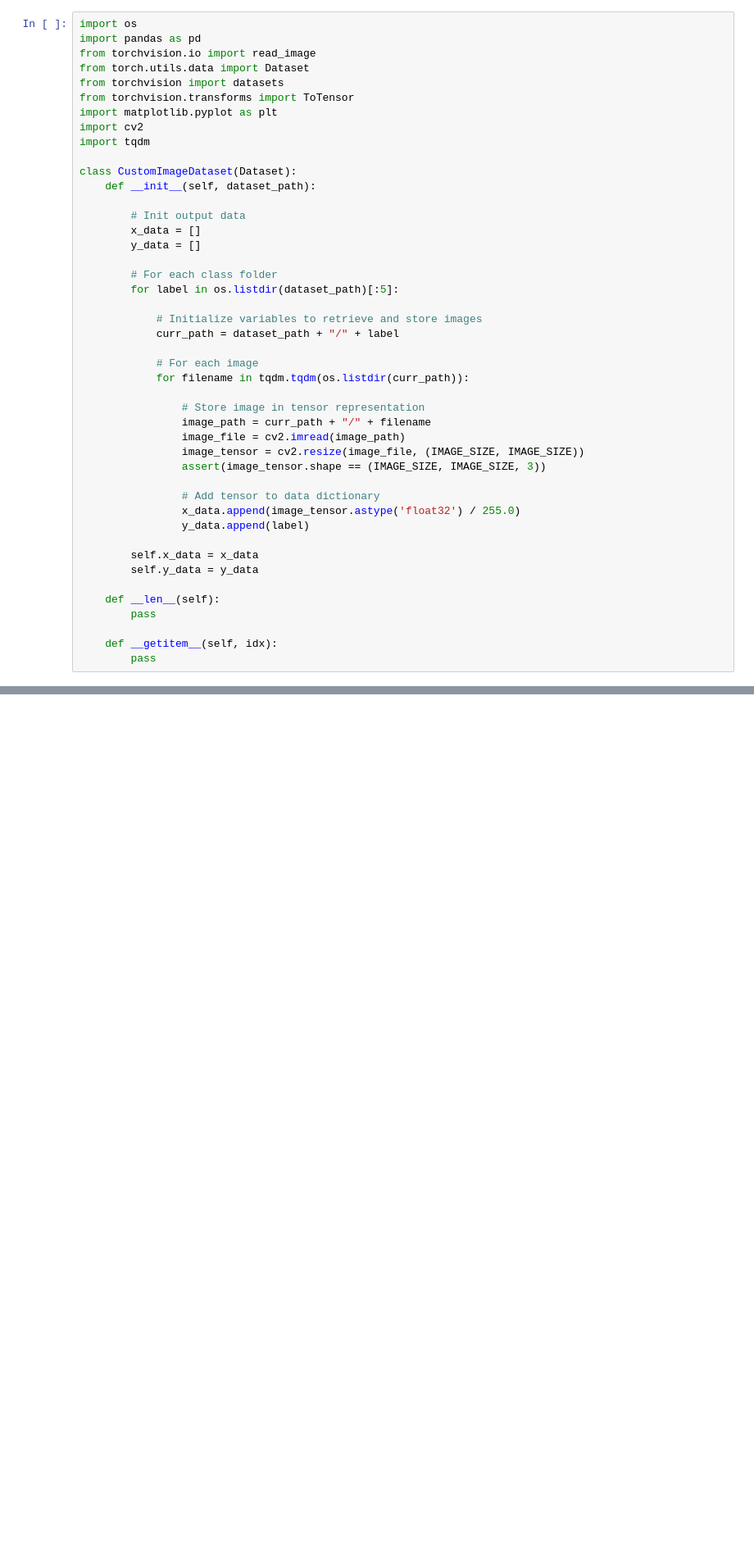
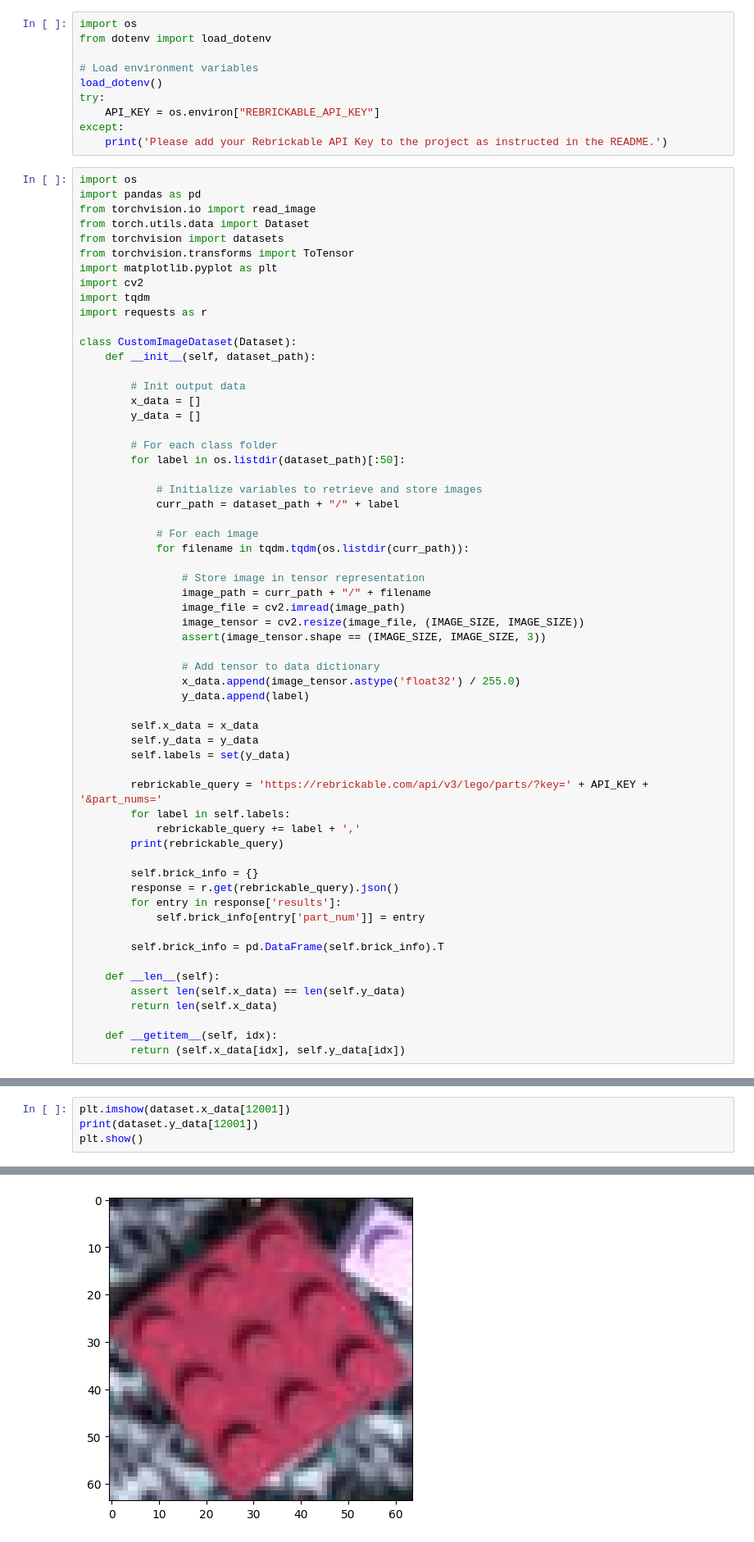
Before and after one commit to varunthakkar1/legonet, a Jupyter notebook: legonet.ipynb, the cells around one changed output, grey strips where cells are left out. Shown: that part at 82% size. Saved outputs shown, nothing was run; the diff lists cells and outputs as text; blank space fills up the shorter version.

Commit message:
added .env and updating dataset

```diff
--- a/legonet.ipynb
+++ b/legonet.ipynb
@@ -40,6 +40,16 @@ NeuralNetwork(
     (4): Linear(in_features=512, out_features=10, bias=True)
   )
 )
+# %%
+import os
+from dotenv import load_dotenv
+
+# Load environment variables
+load_dotenv()
+try:
+    API_KEY = os.environ["REBRICKABLE_API_KEY"]
+except:
+    print('Please add your Rebrickable API Key to the project as instructed in the README.')
 # %%
 import os
 import pandas as pd
@@ -50,6 +60,7 @@ from torchvision.transforms import ToTensor
 import matplotlib.pyplot as plt
 import cv2
 import tqdm
+import requests as r
 
 class CustomImageDataset(Dataset):
     def __init__(self, dataset_path):
@@ -59,7 +70,7 @@ class CustomImageDataset(Dataset):
         y_data = []
 
         # For each class folder
-        for label in os.listdir(dataset_path)[:5]:
+        for label in os.listdir(dataset_path)[:50]:
 
             # Initialize variables to retrieve and store images
             curr_path = dataset_path + "/" + label
@@ -79,12 +90,26 @@ class CustomImageDataset(Dataset):
 
         self.x_data = x_data
         self.y_data = y_data
+        self.labels = set(y_data)
+
+        rebrickable_query = 'https://rebrickable.com/api/v3/lego/parts/?key=' + API_KEY + '&part_nums='
+        for label in self.labels:
+            rebrickable_query += label + ','
+        print(rebrickable_query)
+
+        self.brick_info = {}
+        response = r.get(rebrickable_query).json()
+        for entry in response['results']:
+            self.brick_info[entry['part_num']] = entry
+
+        self.brick_info = pd.DataFrame(self.brick_info).T
 
     def __len__(self):
-        pass
+        assert len(self.x_data) == len(self.y_data)
+        return len(self.x_data)
 
     def __getitem__(self, idx):
-        pass
+        return (self.x_data[idx], self.y_data[idx])
 # %%
 dataset = CustomImageDataset('dataset')
 # debugging
@@ -94 +120,6 @@ plt.show()
 [figure]
+# %%
+plt.imshow(dataset.x_data[12001])
+print(dataset.y_data[12001])
+plt.show()
+# %% [output]
@@ -94,0 +127 @@ plt.show()
+[figure, added]
```
Also changed, not shown: parts of 4 cells of this notebook, 2 other files.
